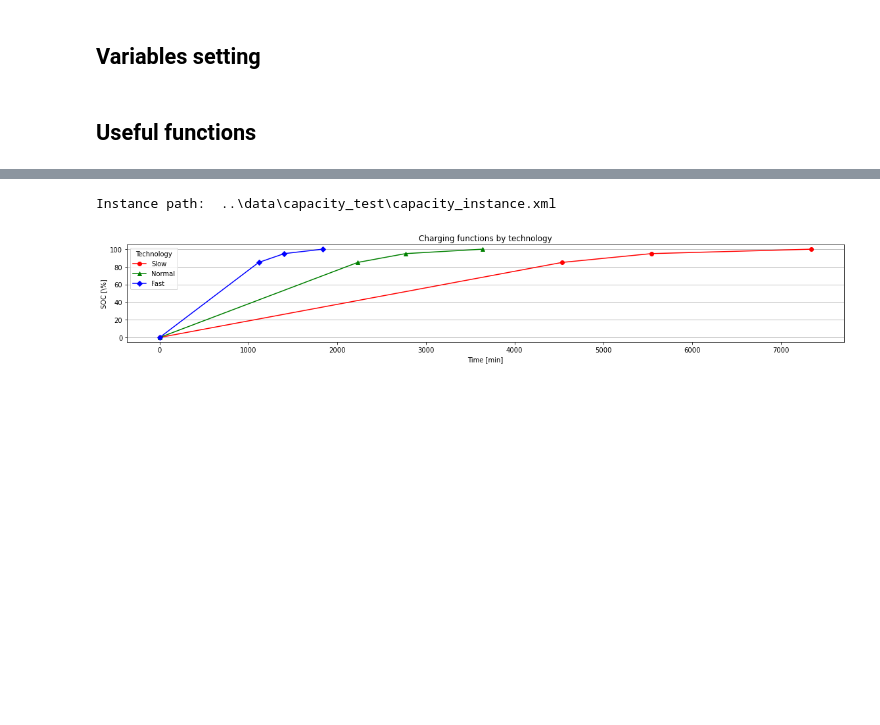
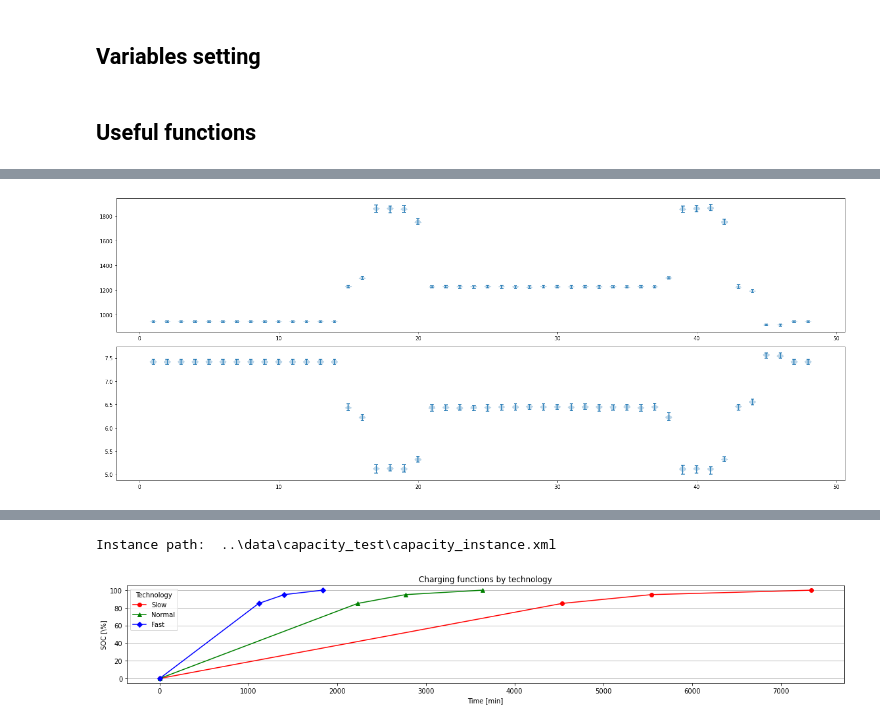
Before and after one commit to jpfutalef/DynamicStochasticElectricVRP, a Jupyter notebook: notebooks/instanceCreatorUtility.ipynb, the cells around one changed output, grey strips where cells are left out. Drawn from its saved outputs; the diff is of its cells as text; code cells hidden in the pictures; blank space fills up the shorter version.

```diff
--- a/notebooks/instanceCreatorUtility.ipynb
+++ b/notebooks/instanceCreatorUtility.ipynb
@@ -189 +244,5 @@ def plot_recharging_functions(tech_list, style_list, fig_width=10, fig_height=12
+# %%
+fig = plot_dist_over_time(data, 1, 10, figsize=(20, 8))
+# %% [output]
+[figure, added]
 # %%
```
Also changed, not shown: parts of 9 cells of this notebook.
